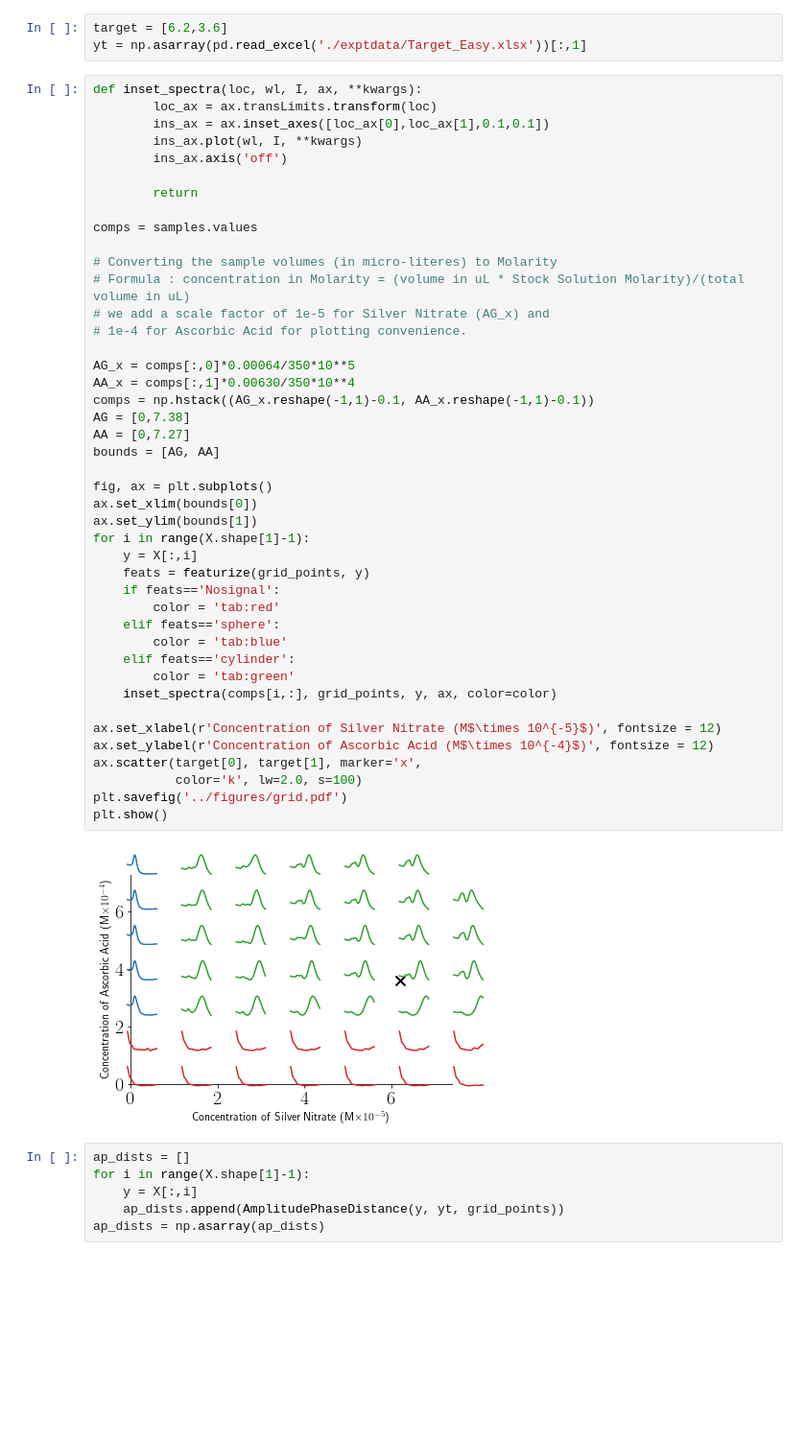
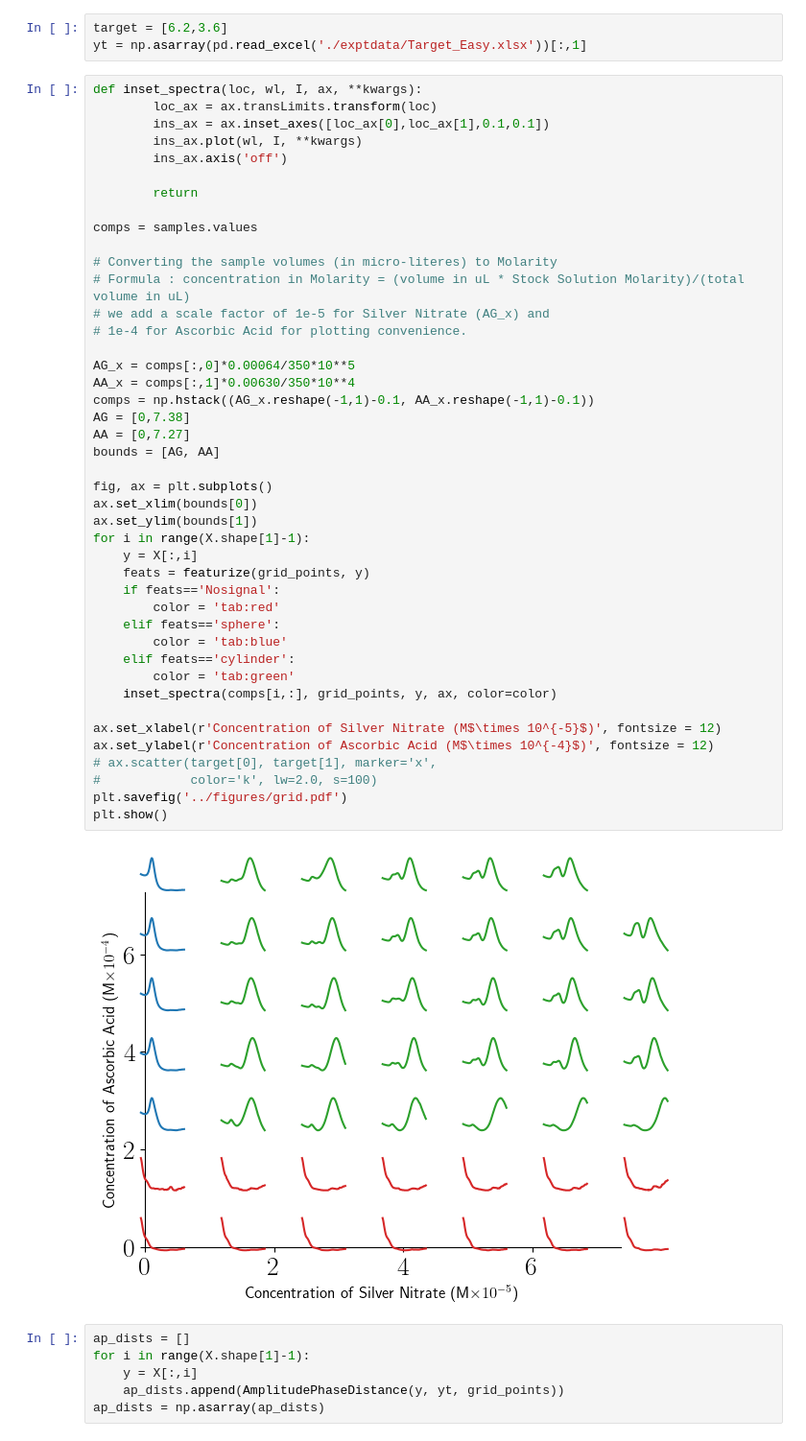
Before and after one commit to pozzo-research-group/HEAD, a Jupyter notebook: paper/03-plot_phase_diagram.ipynb, the cells around one changed output. Shown at 96% size. Drawn from its saved outputs; the diff is of its cells as text; blank space fills up the shorter version.

```diff
--- a/paper/03-plot_phase_diagram.ipynb
+++ b/paper/03-plot_phase_diagram.ipynb
@@ -54,36 +54,36 @@ comps = samples.values
 # Formula : concentration in Molarity = (volume in uL * Stock Solution Molarity)/(total volume in uL)
 # we add a scale factor of 1e-5 for Silver Nitrate (AG_x) and
 # 1e-4 for Ascorbic Acid for plotting convenience.
 
 AG_x = comps[:,0]*0.00064/350*10**5
 AA_x = comps[:,1]*0.00630/350*10**4
 comps = np.hstack((AG_x.reshape(-1,1)-0.1, AA_x.reshape(-1,1)-0.1))
 AG = [0,7.38]
 AA = [0,7.27]
 bounds = [AG, AA]
 
 fig, ax = plt.subplots()
 ax.set_xlim(bounds[0])
 ax.set_ylim(bounds[1])
 for i in range(X.shape[1]-1):
     y = X[:,i]
     feats = featurize(grid_points, y)
     if feats=='Nosignal':
         color = 'tab:red'
     elif feats=='sphere':
         color = 'tab:blue'
     elif feats=='cylinder':
         color = 'tab:green'
     inset_spectra(comps[i,:], grid_points, y, ax, color=color)
 
 ax.set_xlabel(r'Concentration of Silver Nitrate (M$\times 10^{-5}$)', fontsize = 12)
 ax.set_ylabel(r'Concentration of Ascorbic Acid (M$\times 10^{-4}$)', fontsize = 12)
-ax.scatter(target[0], target[1], marker='x',
-           color='k', lw=2.0, s=100)
+# ax.scatter(target[0], target[1], marker='x',
+#            color='k', lw=2.0, s=100)
 plt.savefig('../figures/grid.pdf')
 plt.show()
 # %% [output]
-[figure, old version]
+[figure, new version]
 # %%
 ap_dists = []
 for i in range(X.shape[1]-1):
```
Also changed, not shown: parts of 1 cell of this notebook, 2 other files.
